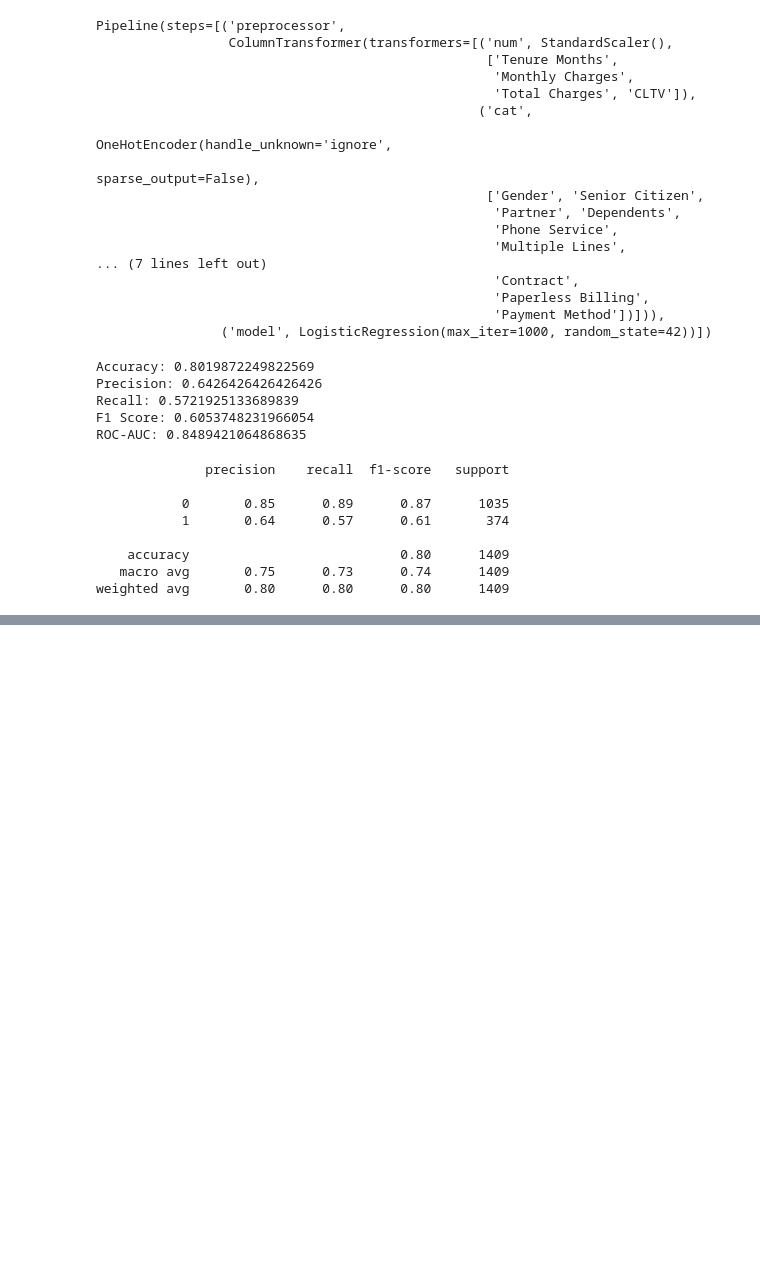
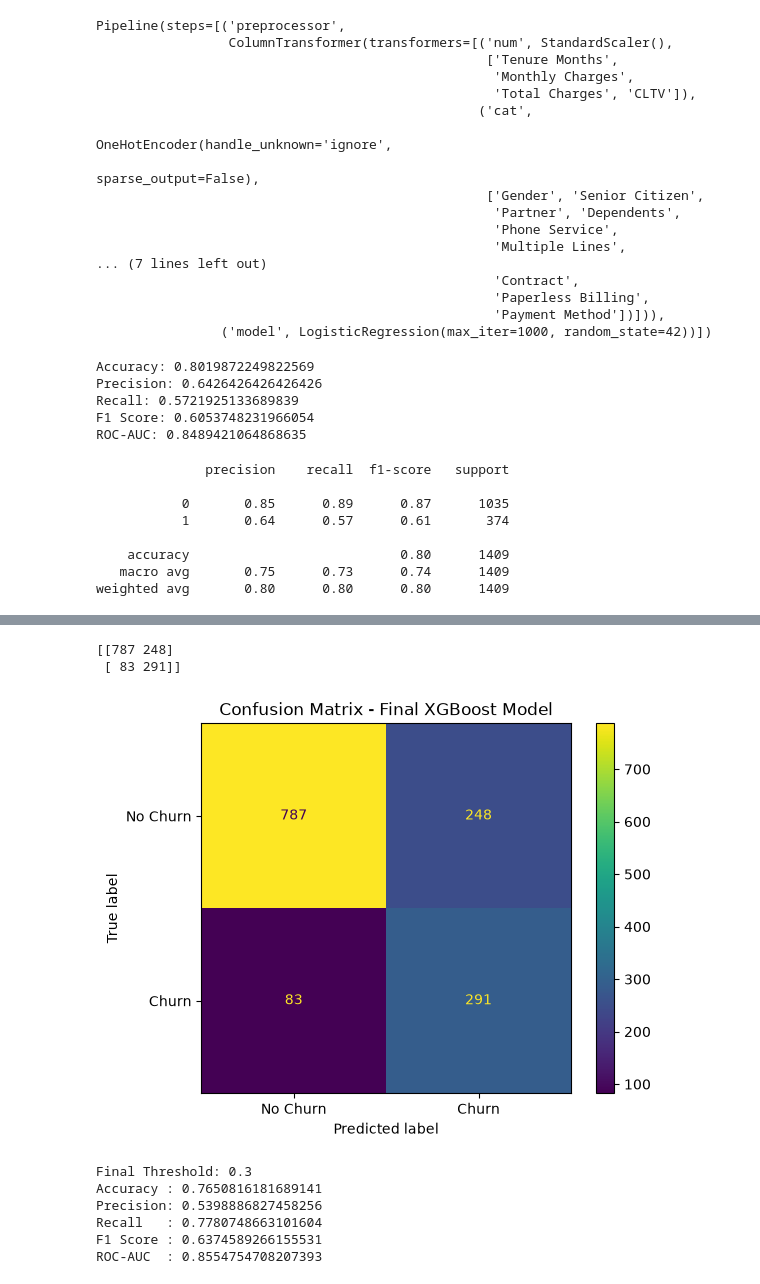
Before and after one commit to gracy7192/customer-churn-xai, a Jupyter notebook: notebooks/01_data_exploration.ipynb, the cells around one changed output, grey strips where cells are left out. Cells and saved outputs as stored; diff of their text form; code cells hidden in the pictures; blank space fills up the shorter version.

Commit message:
Final threshold set

```diff
--- a/notebooks/01_data_exploration.ipynb
+++ b/notebooks/01_data_exploration.ipynb
@@ -605,0 +849,5 @@ weighted avg       0.80      0.80      0.80      1409
+# %%
+best_xgb = random_search.best_estimator_
+# %%
+tuned_pred = best_xgb.predict(X_test)
+tuned_prob = best_xgb.predict_proba(X_test)[:, 1]
@@ -605,0 +935,4 @@ weighted avg       0.80      0.80      0.80      1409
+# %%
+final_threshold = 0.30
+
+final_pred = (tuned_prob >= final_threshold).astype(int)
@@ -605,0 +956,33 @@ weighted avg       0.80      0.80      0.80      1409
+# %%
+cm = confusion_matrix(y_test, final_pred)
+
+print(cm)
+# %% [output]
+[[787 248]
+ [ 83 291]]
+# %%
+import matplotlib.pyplot as plt
+
+ConfusionMatrixDisplay(
+    confusion_matrix=cm,
+    display_labels=["No Churn", "Churn"]
+).plot()
+
+plt.title("Confusion Matrix - Final XGBoost Model")
+plt.show()
+# %% [output]
+[figure, added]
+# %%
+print("Final Threshold:", final_threshold)
+print("Accuracy :", accuracy_score(y_test, final_pred))
+print("Precision:", precision_score(y_test, final_pred))
+print("Recall   :", recall_score(y_test, final_pred))
+print("F1 Score :", f1_score(y_test, final_pred))
+print("ROC-AUC  :", roc_auc_score(y_test, tuned_prob))
+# %% [output]
+Final Threshold: 0.3
+Accuracy : 0.7650816181689141
+Precision: 0.5398886827458256
+Recall   : 0.7780748663101604
+F1 Score : 0.6374589266155531
+ROC-AUC  : 0.8554754708207393
```
Also changed, not shown: parts of 26 cells of this notebook.
